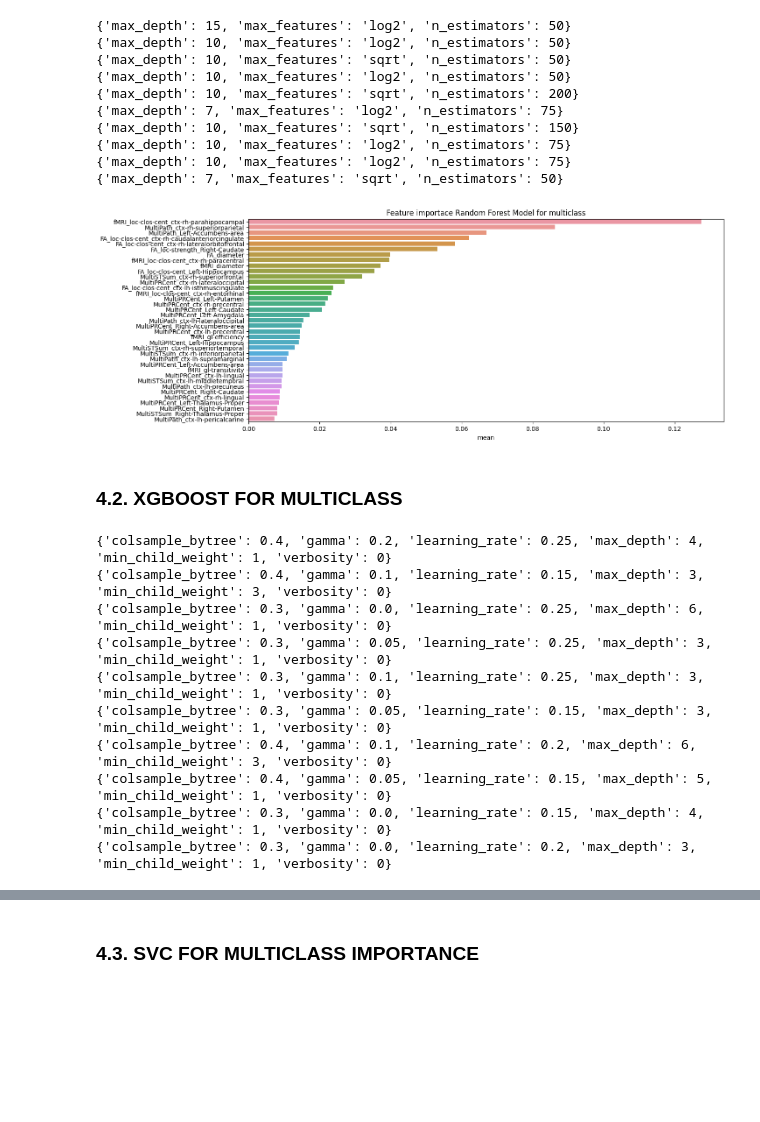
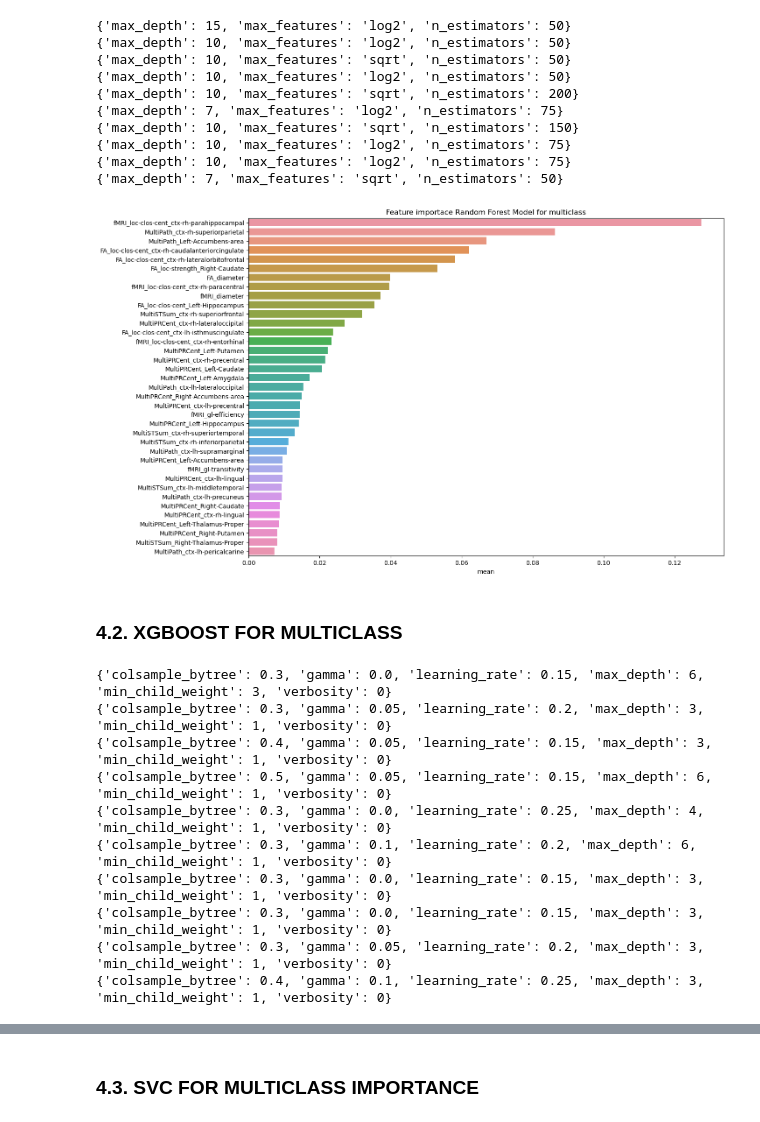
Before and after one commit to JoanGinard/Multilayer_MS, a Jupyter notebook: Feature_importance.ipynb, the cells around one changed output, grey strips where cells are left out. Cells and saved outputs as stored; diff of their text form; code cells hidden in the pictures; blank space fills up the shorter version.

```diff
--- a/Feature_importance.ipynb
+++ b/Feature_importance.ipynb
@@ -40,7 +40,7 @@ We load our csv into a dataframe using pandas.
 # %%
 ## Define paths
 
-dataDir = "/data/"
+dataDir = "data/"
 singleLayerFile = "single_layer.csv"
 multiLayerFile = "multi_layer.csv"
 
@@ -594,17 +596,17 @@ for i in range(10):
 # %%
 
 df_imp = pd.concat(importance_list, axis = 1)
 df_imp['mean'] = df_imp.mean(axis = 1)
 df_imp['std'] = df_imp.std(axis = 1)
 df_imp = df_imp.sort_values('mean', ascending = False)
 
-plt.figure(figsize=(14, 6))
+plt.figure(figsize=(14, 10))
 sns.barplot(x = df_imp['mean'], y = df_imp.index)
 plt.title('Feature importace Random Forest Model for multiclass')
-plt.savefig("/images/feat_imp_multi_RF.png", bbox_inches='tight')
+plt.savefig("images/feat_imp_multi_RF.png", bbox_inches='tight')
 plt.show()
 # %% [output]
-[figure, old version]
+[figure, new version]
 # %% [markdown]
 ### 4.2. XGBOOST FOR MULTICLASS
 # %%
@@ -621,33 +623,33 @@ param_grid =[{"learning_rate": [0.15, 0.20, 0.25],
 importance_list = []
 
 for i in range(10):
-  GridSearch_XGB = search_grid(XGBClassifier(random_state = i), param_grid, num_neighbors = 2)
-  learning_rate = GridSearch_XGB.best_params_["learning_rate"]
-  max_depth = GridSearch_XGB.best_params_["max_depth"]
-  min_child_weight =GridSearch_XGB.best_params_["min_child_weight"]
-  gamma = GridSearch_XGB.best_params_["gamma"]
-  colsample_bytree = GridSearch_XGB.best_params_["colsample_bytree"]
-  model = XGBClassifier(random_state = i,
+    GridSearch_XGB = search_grid(XGBClassifier(random_state = i), param_grid, num_neighbors = 2)
+    learning_rate = GridSearch_XGB.best_params_["learning_rate"]
+    max_depth = GridSearch_XGB.best_params_["max_depth"]
+    min_child_weight =GridSearch_XGB.best_params_["min_child_weight"]
+    gamma = GridSearch_XGB.best_params_["gamma"]
+    colsample_bytree = GridSearch_XGB.best_params_["colsample_bytree"]
+    model = XGBClassifier(random_state = i,
                       learning_rate = learning_rate,
                       max_depth = max_depth,
                      min_child_weight = min_child_weight,
                      gamma = gamma,
                      colsample_bytree = colsample_bytree,
                      verbosity = 0)
-  XGB_confMat, model_name, XGB_pd = create_model(X_train, X_test, y_train, y_test,  model = model, num_neighbors = 2)
-  importances_xgb = pd.Series(model_name.feature_importances_, index = X.columns)
-  importance_list.append(importances_xgb)
+    XGB_confMat, model_name, XGB_pd = create_model(X_train, X_test, y_train, y_test,  model = model, num_neighbors = 2)
+    importances_xgb = pd.Series(model_name.feature_importances_, index = X.columns)
+    importance_list.append(importances_xgb)
 # %% [output]
-{'colsample_bytree': 0.4, 'gamma': 0.2, 'learning_rate': 0.25, 'max_depth': 4, 'min_child_weight': 1, 'verbosity': 0}
-{'colsample_bytree': 0.4, 'gamma': 0.1, 'learning_rate': 0.15, 'max_depth': 3, 'min_child_weight': 3, 'verbosity': 0}
-{'colsample_bytree': 0.3, 'gamma': 0.0, 'learning_rate': 0.25, 'max_depth': 6, 'min_child_weight': 1, 'verbosity': 0}
-{'colsample_bytree': 0.3, 'gamma': 0.05, 'learning_rate': 0.25, 'max_depth': 3, 'min_child_weight': 1, 'verbosity': 0}
-{'colsample_bytree': 0.3, 'gamma': 0.1, 'learning_rate': 0.25, 'max_depth': 3, 'min_child_weight': 1, 'verbosity': 0}
-{'colsample_bytree': 0.3, 'gamma': 0.05, 'learning_rate': 0.15, 'max_depth': 3, 'min_child_weight': 1, 'verbosity': 0}
-{'colsample_bytree': 0.4, 'gamma': 0.1, 'learning_rate': 0.2, 'max_depth': 6, 'min_child_weight': 3, 'verbosity': 0}
-{'colsample_bytree': 0.4, 'gamma': 0.05, 'learning_rate': 0.15, 'max_depth': 5, 'min_child_weight': 1, 'verbosity': 0}
-{'colsample_bytree': 0.3, 'gamma': 0.0, 'learning_rate': 0.15, 'max_depth': 4, 'min_child_weight': 1, 'verbosity': 0}
-{'colsample_bytree': 0.3, 'gamma': 0.0, 'learning_rate': 0.2, 'max_depth': 3, 'min_child_weight': 1, 'verbosity': 0}
+{'colsample_bytree': 0.3, 'gamma': 0.0, 'learning_rate': 0.15, 'max_depth': 6, 'min_child_weight': 3, 'verbosity': 0}
+{'colsample_bytree': 0.3, 'gamma': 0.05, 'learning_rate': 0.2, 'max_depth': 3, 'min_child_weight': 1, 'verbosity': 0}
+{'colsample_bytree': 0.4, 'gamma': 0.05, 'learning_rate': 0.15, 'max_depth': 3, 'min_child_weight': 1, 'verbosity': 0}
+{'colsample_bytree': 0.5, 'gamma': 0.05, 'learning_rate': 0.15, 'max_depth': 6, 'min_child_weight': 1, 'verbosity': 0}
+{'colsample_bytree': 0.3, 'gamma': 0.0, 'learning_rate': 0.25, 'max_depth': 4, 'min_child_weight': 1, 'verbosity': 0}
+{'colsample_bytree': 0.3, 'gamma': 0.1, 'learning_rate': 0.2, 'max_depth': 6, 'min_child_weight': 1, 'verbosity': 0}
+{'colsample_bytree': 0.3, 'gamma': 0.0, 'learning_rate': 0.15, 'max_depth': 3, 'min_child_weight': 1, 'verbosity': 0}
+{'colsample_bytree': 0.3, 'gamma': 0.0, 'learning_rate': 0.15, 'max_depth': 3, 'min_child_weight': 1, 'verbosity': 0}
+{'colsample_bytree': 0.3, 'gamma': 0.05, 'learning_rate': 0.2, 'max_depth': 3, 'min_child_weight': 1, 'verbosity': 0}
+{'colsample_bytree': 0.4, 'gamma': 0.1, 'learning_rate': 0.25, 'max_depth': 3, 'min_child_weight': 1, 'verbosity': 0}
 # %%
 df_imp = pd.concat(importance_list, axis = 1)
 df_imp['mean'] = df_imp.mean(axis = 1)
```
Also changed, not shown: parts of 10 cells of this notebook, 5 other files.
